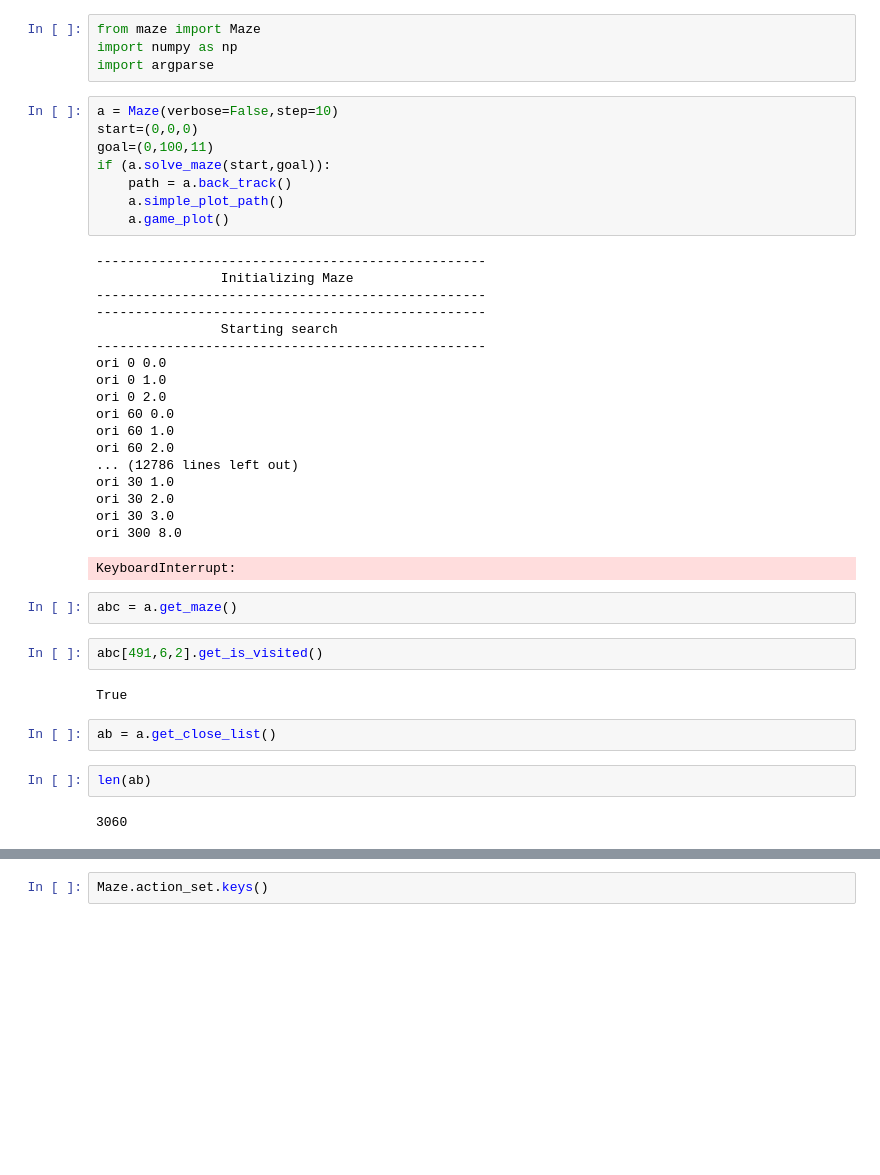
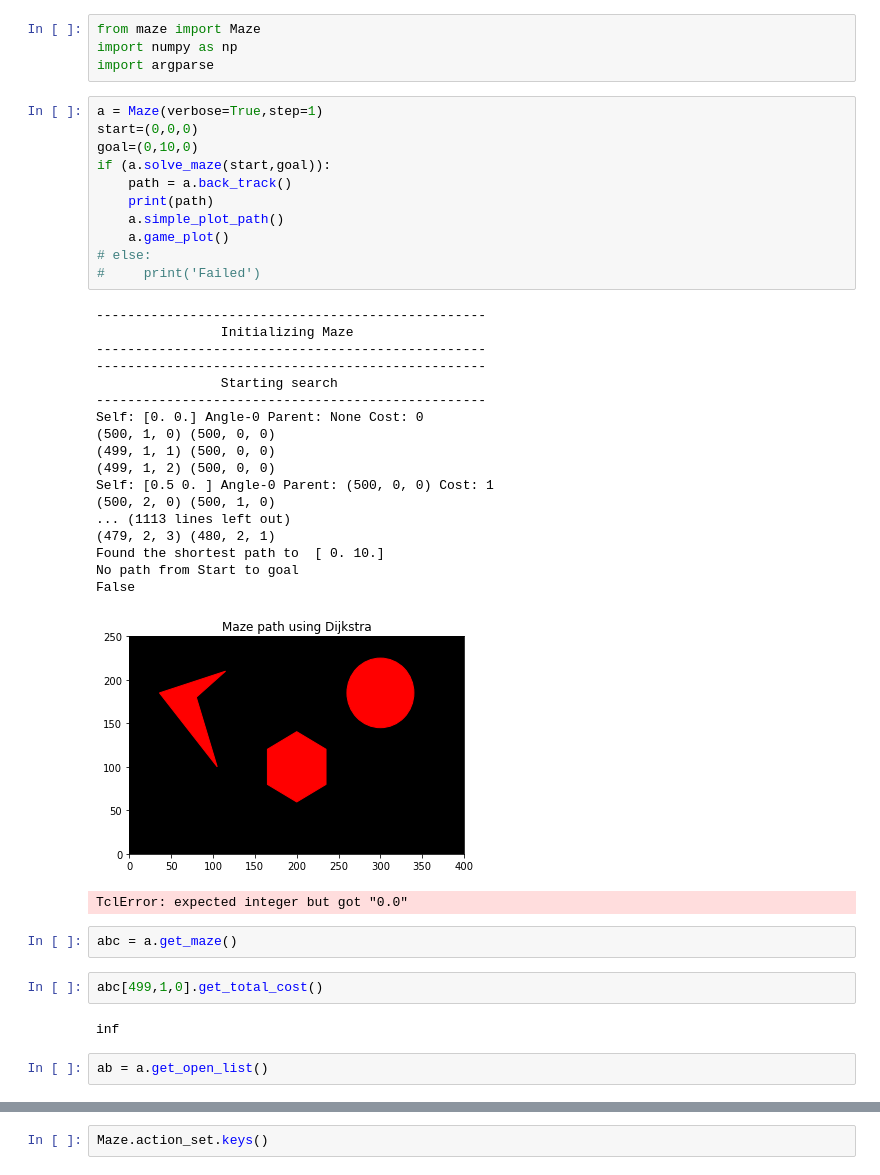
Before and after one commit to Akash-Ravindra/PathPlanning_A-Star, a Jupyter notebook: main.ipynb, the cells around one changed output, grey strips where cells are left out. Drawn from its saved outputs; the diff is of its cells as text; blank space fills up the shorter version.

```diff
--- a/main.ipynb
+++ b/main.ipynb
@@ -3,41 +3,41 @@ from maze import Maze
 import numpy as np
 import argparse
 # %%
-a = Maze(verbose=False,step=10)
+a = Maze(verbose=True,step=1)
 start=(0,0,0)
-goal=(0,100,11)
+goal=(0,10,0)
 if (a.solve_maze(start,goal)):
     path = a.back_track()
+    print(path)
     a.simple_plot_path()
     a.game_plot()
+# else:
+#     print('Failed')
 # %% [output]
 --------------------------------------------------
                 Initializing Maze
 --------------------------------------------------
 --------------------------------------------------
                 Starting search
 --------------------------------------------------
-ori 0 0.0
-ori 0 1.0
-ori 0 2.0
-ori 60 0.0
-ori 60 1.0
-ori 60 2.0
-... (12786 lines left out)
-ori 30 1.0
-ori 30 2.0
-ori 30 3.0
-ori 300 8.0
+Self: [0. 0.] Angle-0 Parent: None Cost: 0
+(500, 1, 0) (500, 0, 0)
+(499, 1, 1) (500, 0, 0)
+(499, 1, 2) (500, 0, 0)
+Self: [0.5 0. ] Angle-0 Parent: (500, 0, 0) Cost: 1
+(500, 2, 0) (500, 1, 0)
+... (1113 lines left out)
+(479, 2, 3) (480, 2, 1)
+Found the shortest path to  [ 0. 10.]
+No path from Start to goal
+False
+[figure, added]
-KeyboardInterrupt:
+TclError: expected integer but got "0.0"
 # %%
 abc = a.get_maze()
-# %%
-abc[491,6,2].get_is_visited()
-# %% [output]
-True
+# %%
+abc[499,1,0].get_total_cost()
+# %% [output]
+inf
 # %%
-ab = a.get_close_list()
+ab = a.get_open_list()
-# %%
-len(ab)
-# %% [output]
-3060
```
Also changed, not shown: parts of 1 cell of this notebook, 1 other file.
